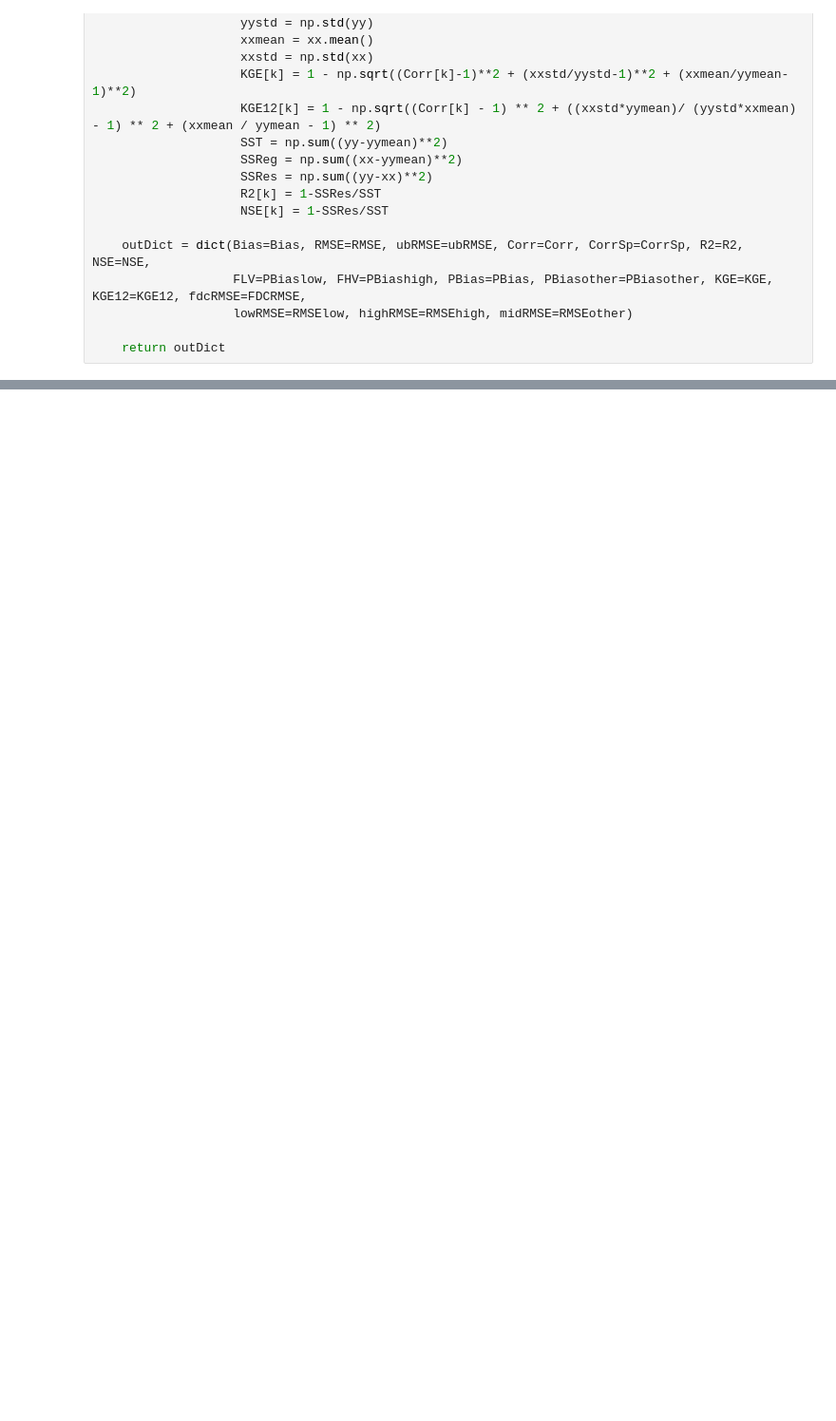
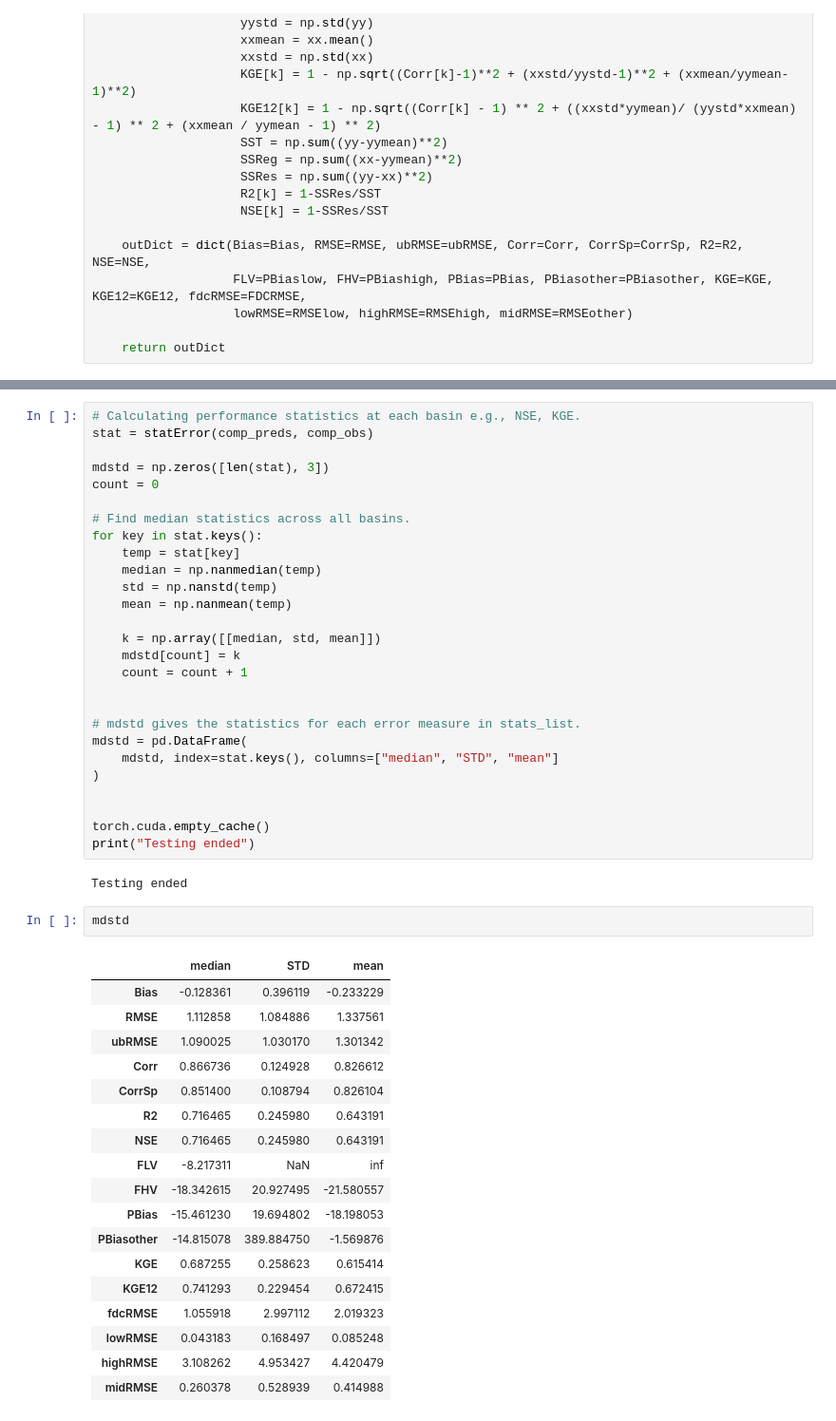
Before and after one commit to leoglonz/hydro_multimodel, a Jupyter notebook: testMulti_v2.ipynb, the cells around one changed output, grey strips where cells are left out. Shown: that part at 95% size. Drawn from its saved outputs; the diff is of its cells as text; blank space fills up the shorter version.

```diff
--- a/testMulti_v2.ipynb
+++ b/testMulti_v2.ipynb
@@ -193,0 +449,50 @@ def statError(pred, target):
+# %%
+# Calculating performance statistics at each basin e.g., NSE, KGE.
+stat = statError(comp_preds, comp_obs)
+
+mdstd = np.zeros([len(stat), 3])
+count = 0
+
+# Find median statistics across all basins.
+for key in stat.keys():
+    temp = stat[key]
+    median = np.nanmedian(temp)
+    std = np.nanstd(temp)
+    mean = np.nanmean(temp)
+
+    k = np.array([[median, std, mean]])
+    mdstd[count] = k
+    count = count + 1
+
+
+# mdstd gives the statistics for each error measure in stats_list.
+mdstd = pd.DataFrame(
+    mdstd, index=stat.keys(), columns=["median", "STD", "mean"]
+)
+
+
+torch.cuda.empty_cache()
+print("Testing ended")
+# %% [output]
+Testing ended
+# %%
+mdstd
+# %% [output]
+|  | median | STD | mean |
+| Bias | -0.128361 | 0.396119 | -0.233229 |
+| RMSE | 1.112858 | 1.084886 | 1.337561 |
+| ubRMSE | 1.090025 | 1.030170 | 1.301342 |
+| Corr | 0.866736 | 0.124928 | 0.826612 |
+| CorrSp | 0.851400 | 0.108794 | 0.826104 |
+| R2 | 0.716465 | 0.245980 | 0.643191 |
+| NSE | 0.716465 | 0.245980 | 0.643191 |
+| FLV | -8.217311 | NaN | inf |
+| FHV | -18.342615 | 20.927495 | -21.580557 |
+| PBias | -15.461230 | 19.694802 | -18.198053 |
+| PBiasother | -14.815078 | 389.884750 | -1.569876 |
+| KGE | 0.687255 | 0.258623 | 0.615414 |
+| KGE12 | 0.741293 | 0.229454 | 0.672415 |
+| fdcRMSE | 1.055918 | 2.997112 | 2.019323 |
+| lowRMSE | 0.043183 | 0.168497 | 0.085248 |
+| highRMSE | 3.108262 | 4.953427 | 4.420479 |
+| midRMSE | 0.260378 | 0.528939 | 0.414988 |
```
Also changed, not shown: parts of 16 cells of this notebook, 2 other files.
